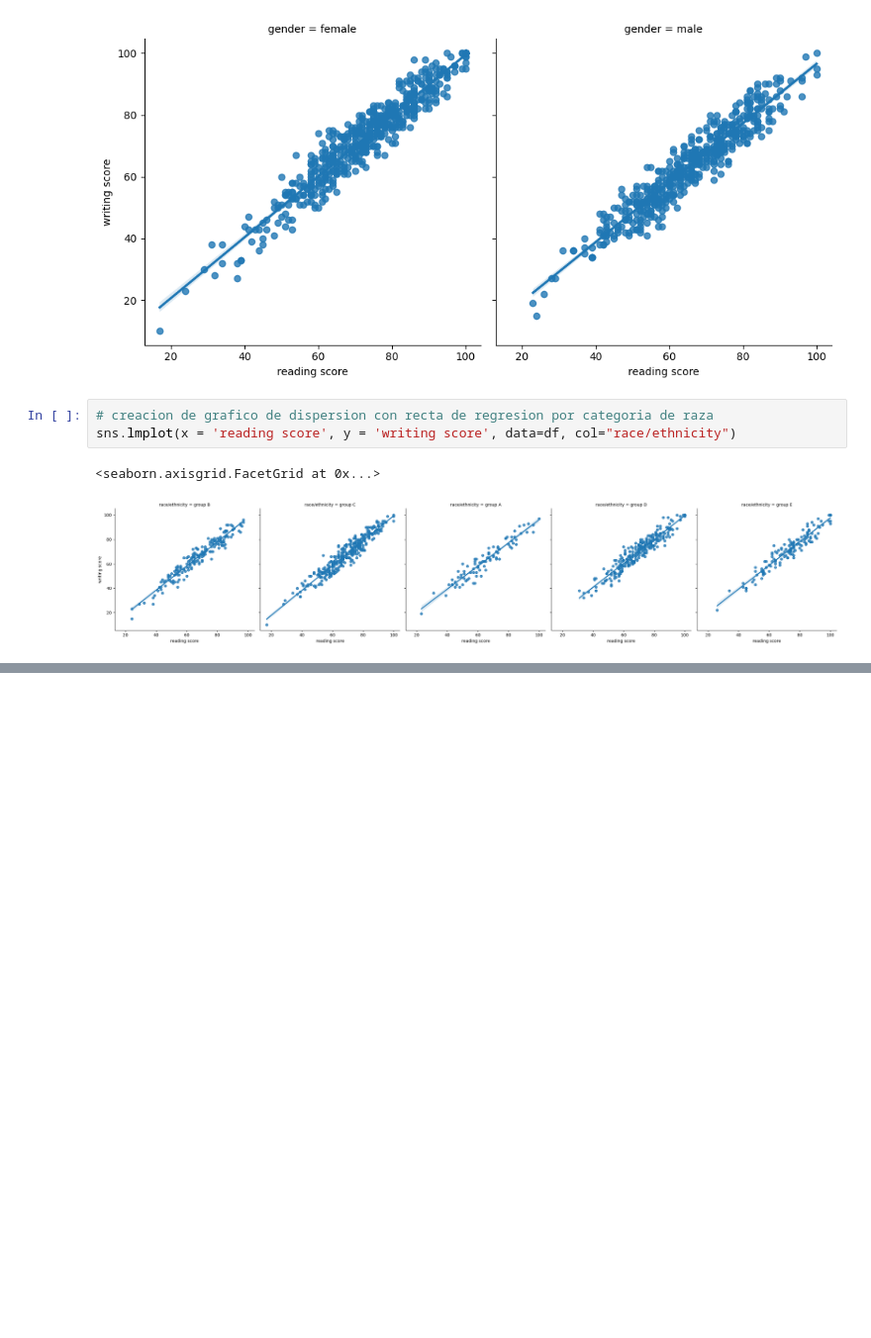
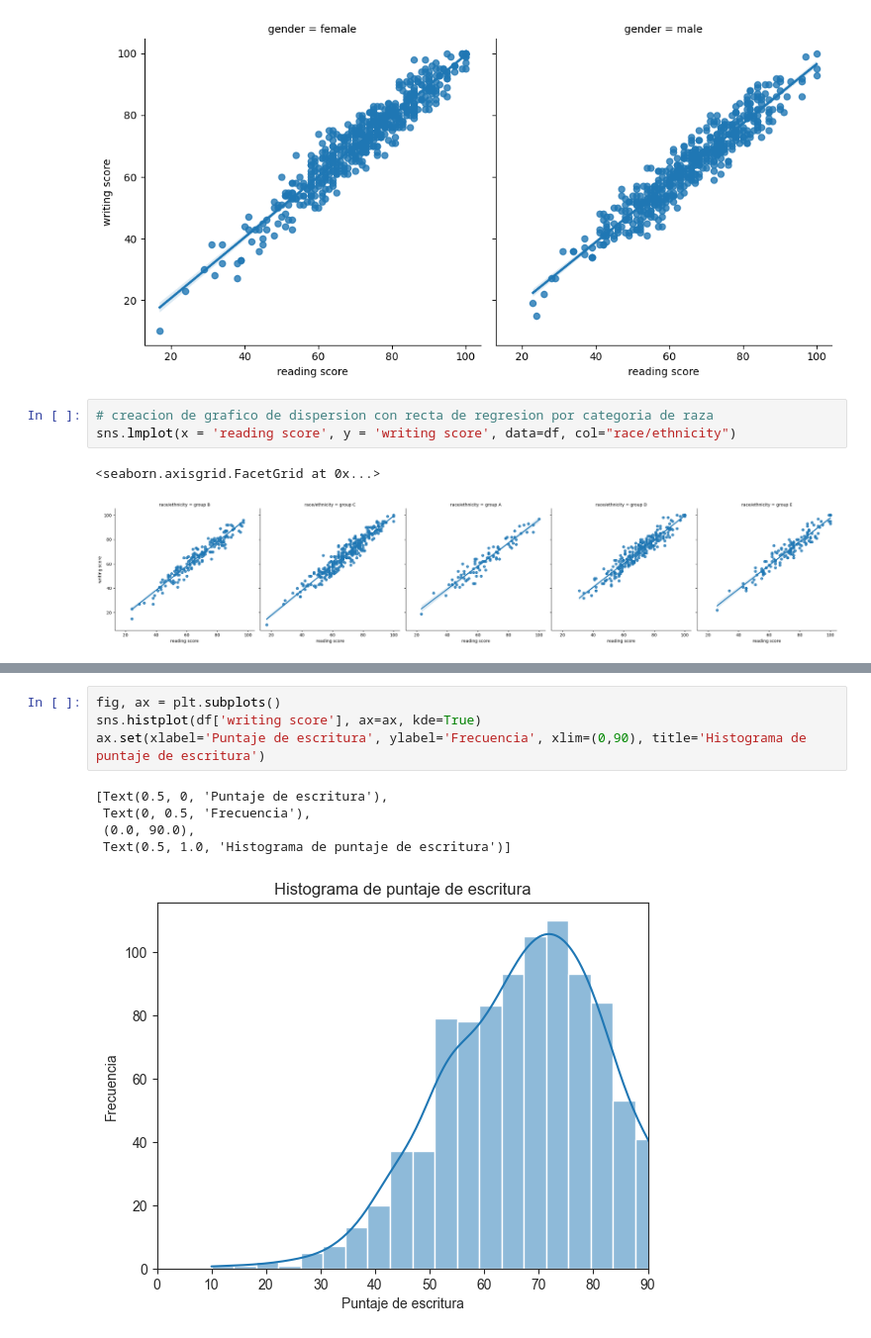
Before and after one commit to Benmaza/Benmaza, a Jupyter notebook: EBAC/18_seaborn.ipynb, the cells around one changed output, grey strips where cells are left out. Shown at 99% size. Drawn from its saved outputs; the diff is of its cells as text; blank space fills up the shorter version.

```diff
--- a/EBAC/18_seaborn.ipynb
+++ b/EBAC/18_seaborn.ipynb
@@ -83,0 +111,10 @@ sns.lmplot(x = 'reading score', y = 'writing score', data=df, col="race/ethnicit
+# %%
+fig, ax = plt.subplots()
+sns.histplot(df['writing score'], ax=ax, kde=True)
+ax.set(xlabel='Puntaje de escritura', ylabel='Frecuencia', xlim=(0,90), title='Histograma de puntaje de escritura')
+# %% [output]
+[Text(0.5, 0, 'Puntaje de escritura'),
+ Text(0, 0.5, 'Frecuencia'),
+ (0.0, 90.0),
+ Text(0.5, 1.0, 'Histograma de puntaje de escritura')]
+[figure, added]
```
Also changed, not shown: parts of 30 cells of this notebook, 7 other files.
